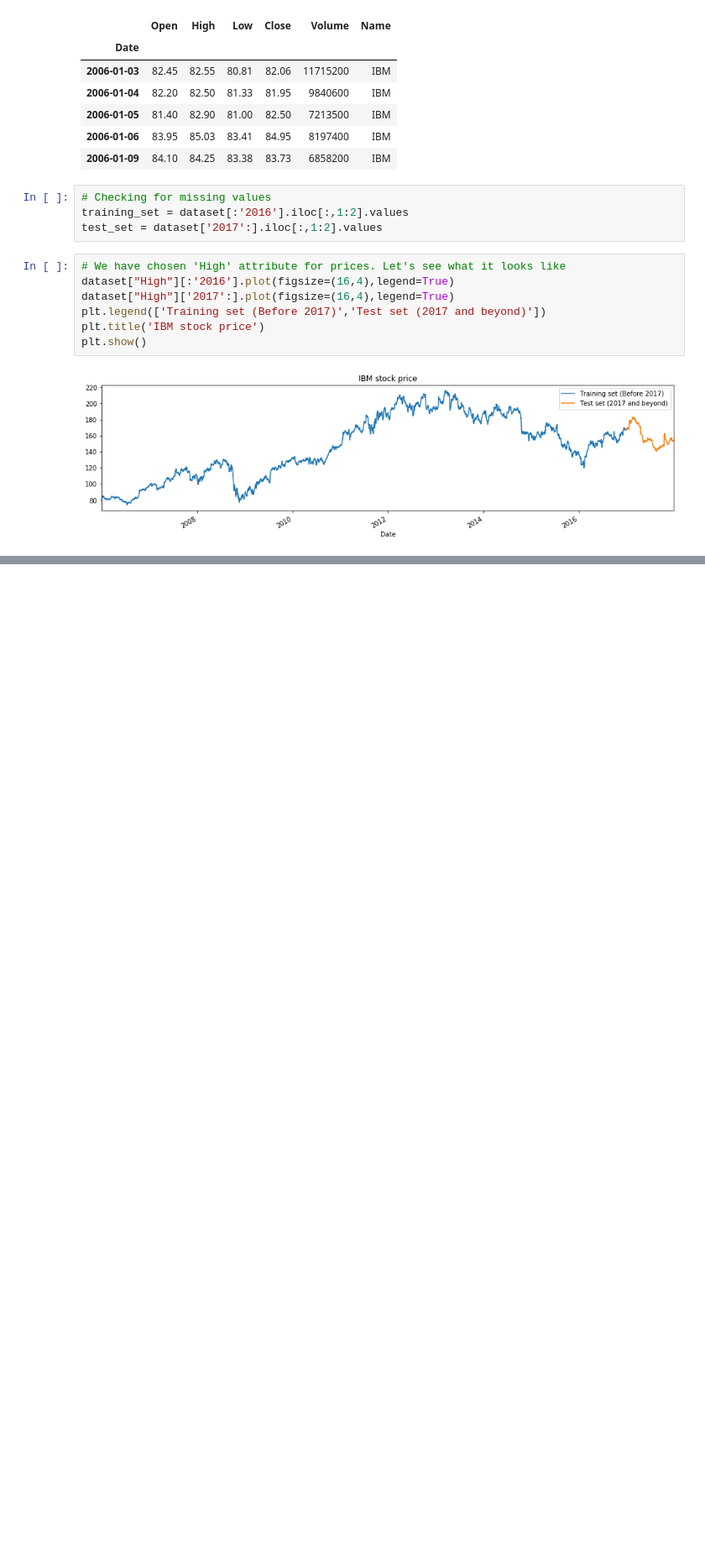
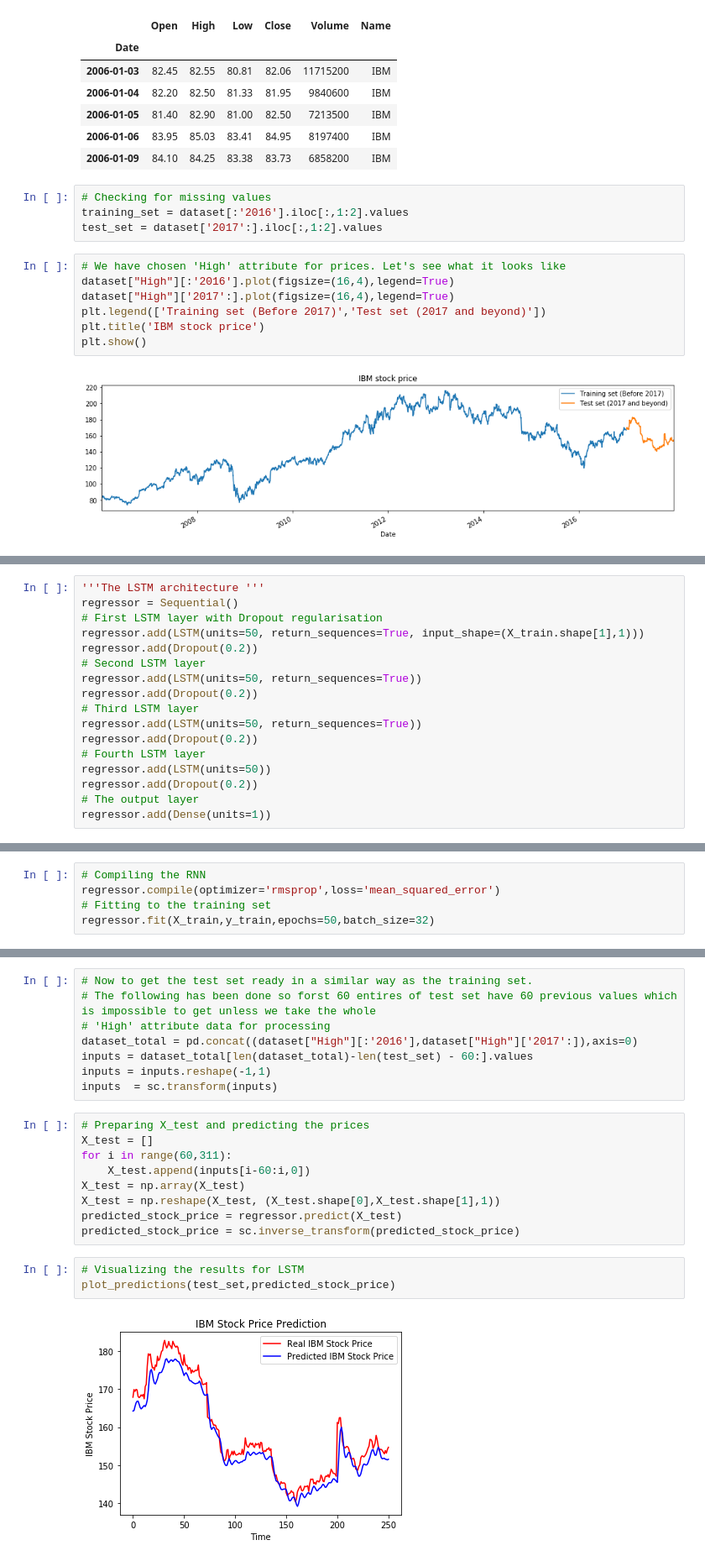
Before and after one commit to debanga/DeepLearningNotebooks, a Jupyter notebook: Recurrent_Neural_Networks_Introduction_to_LSTM.ipynb, the cells around one changed output, grey strips where cells are left out. Shown at 84% size. Drawn from its saved outputs; the diff is of its cells as text; blank space fills up the shorter version.

```diff
--- a/Recurrent_Neural_Networks_Introduction_to_LSTM.ipynb
+++ b/Recurrent_Neural_Networks_Introduction_to_LSTM.ipynb
@@ -53,0 +72,17 @@ plt.show()
+# %%
+'''The LSTM architecture '''
+regressor = Sequential()
+# First LSTM layer with Dropout regularisation
+regressor.add(LSTM(units=50, return_sequences=True, input_shape=(X_train.shape[1],1)))
+regressor.add(Dropout(0.2))
+# Second LSTM layer
+regressor.add(LSTM(units=50, return_sequences=True))
+regressor.add(Dropout(0.2))
+# Third LSTM layer
+regressor.add(LSTM(units=50, return_sequences=True))
+regressor.add(Dropout(0.2))
+# Fourth LSTM layer
+regressor.add(LSTM(units=50))
+regressor.add(Dropout(0.2))
+# The output layer
+regressor.add(Dense(units=1))
@@ -53,0 +121,5 @@ plt.show()
+# %%
+# Compiling the RNN
+regressor.compile(optimizer='rmsprop',loss='mean_squared_error')
+# Fitting to the training set
+regressor.fit(X_train,y_train,epochs=50,batch_size=32)
@@ -53,0 +145,22 @@ plt.show()
+# %%
+# Now to get the test set ready in a similar way as the training set.
+# The following has been done so forst 60 entires of test set have 60 previous values which is impossible to get unless we take the whole
+# 'High' attribute data for processing
+dataset_total = pd.concat((dataset["High"][:'2016'],dataset["High"]['2017':]),axis=0)
+inputs = dataset_total[len(dataset_total)-len(test_set) - 60:].values
+inputs = inputs.reshape(-1,1)
+inputs  = sc.transform(inputs)
+# %%
+# Preparing X_test and predicting the prices
+X_test = []
+for i in range(60,311):
+    X_test.append(inputs[i-60:i,0])
+X_test = np.array(X_test)
+X_test = np.reshape(X_test, (X_test.shape[0],X_test.shape[1],1))
+predicted_stock_price = regressor.predict(X_test)
+predicted_stock_price = sc.inverse_transform(predicted_stock_price)
+# %%
+# Visualizing the results for LSTM
+plot_predictions(test_set,predicted_stock_price)
+# %% [output]
+[figure, added]
```
Also changed, not shown: parts of 8 cells of this notebook.
